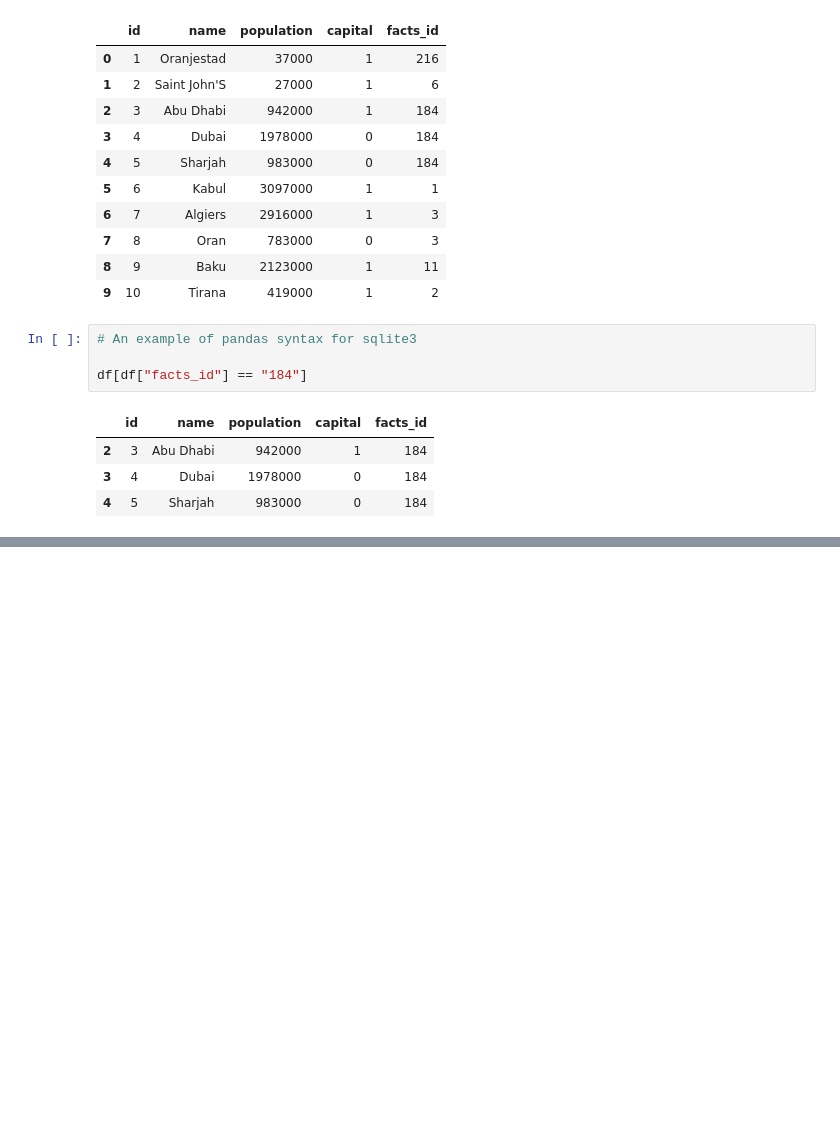
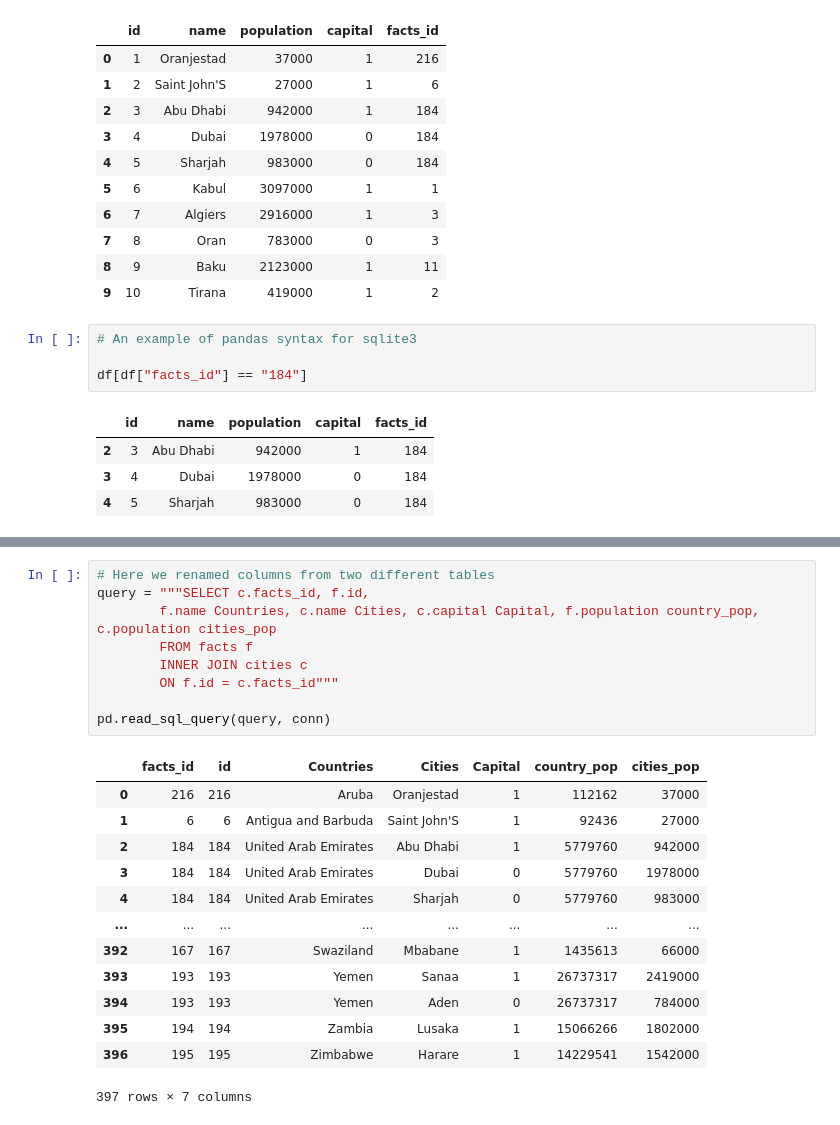
Before and after one commit to MoeedKhan-AMK/Applied-Data-Science, a Jupyter notebook: SQL/SQL Class_2 20th Sept/factbook.ipynb, the cells around one changed output, grey strips where cells are left out. Cells and saved outputs as stored; diff of their text form; blank space fills up the shorter version.

```diff
--- a/SQL/SQL Class_2 20th Sept/factbook.ipynb
+++ b/SQL/SQL Class_2 20th Sept/factbook.ipynb
@@ -90,0 +114,23 @@ df[df["facts_id"] == "184"]
+# %%
+# Here we renamed columns from two different tables
+query = """SELECT c.facts_id, f.id,
+        f.name Countries, c.name Cities, c.capital Capital, f.population country_pop, c.population cities_pop
+        FROM facts f
+        INNER JOIN cities c
+        ON f.id = c.facts_id"""
+
+pd.read_sql_query(query, conn)
+# %% [output]
+|  | facts_id | id | Countries | Cities | Capital | country_pop | cities_pop |
+| 0 | 216 | 216 | Aruba | Oranjestad | 1 | 112162 | 37000 |
+| 1 | 6 | 6 | Antigua and Barbuda | Saint John'S | 1 | 92436 | 27000 |
+| 2 | 184 | 184 | United Arab Emirates | Abu Dhabi | 1 | 5779760 | 942000 |
+| 3 | 184 | 184 | United Arab Emirates | Dubai | 0 | 5779760 | 1978000 |
+| 4 | 184 | 184 | United Arab Emirates | Sharjah | 0 | 5779760 | 983000 |
+| ... | ... | ... | ... | ... | ... | ... | ... |
+| 392 | 167 | 167 | Swaziland | Mbabane | 1 | 1435613 | 66000 |
+| 393 | 193 | 193 | Yemen | Sanaa | 1 | 26737317 | 2419000 |
+| 394 | 193 | 193 | Yemen | Aden | 0 | 26737317 | 784000 |
+| 395 | 194 | 194 | Zambia | Lusaka | 1 | 15066266 | 1802000 |
+| 396 | 195 | 195 | Zimbabwe | Harare | 1 | 14229541 | 1542000 |
+397 rows × 7 columns
```
Also changed, not shown: parts of 2 cells of this notebook.
